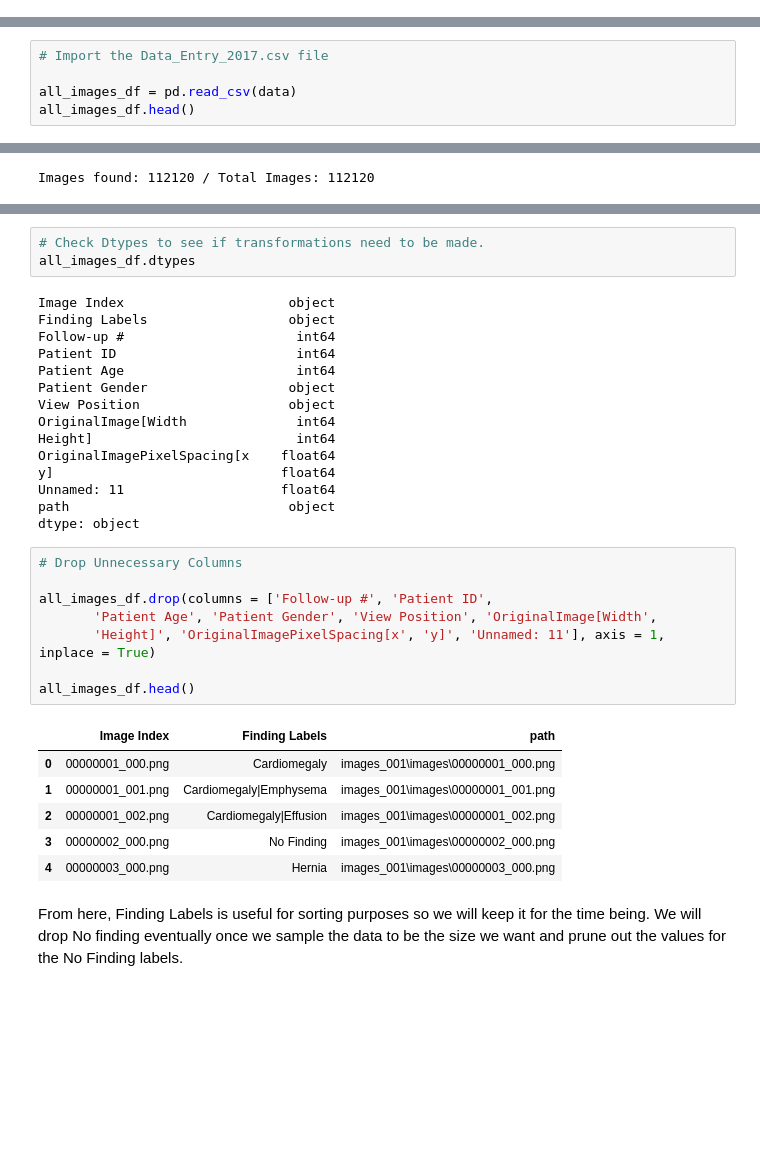
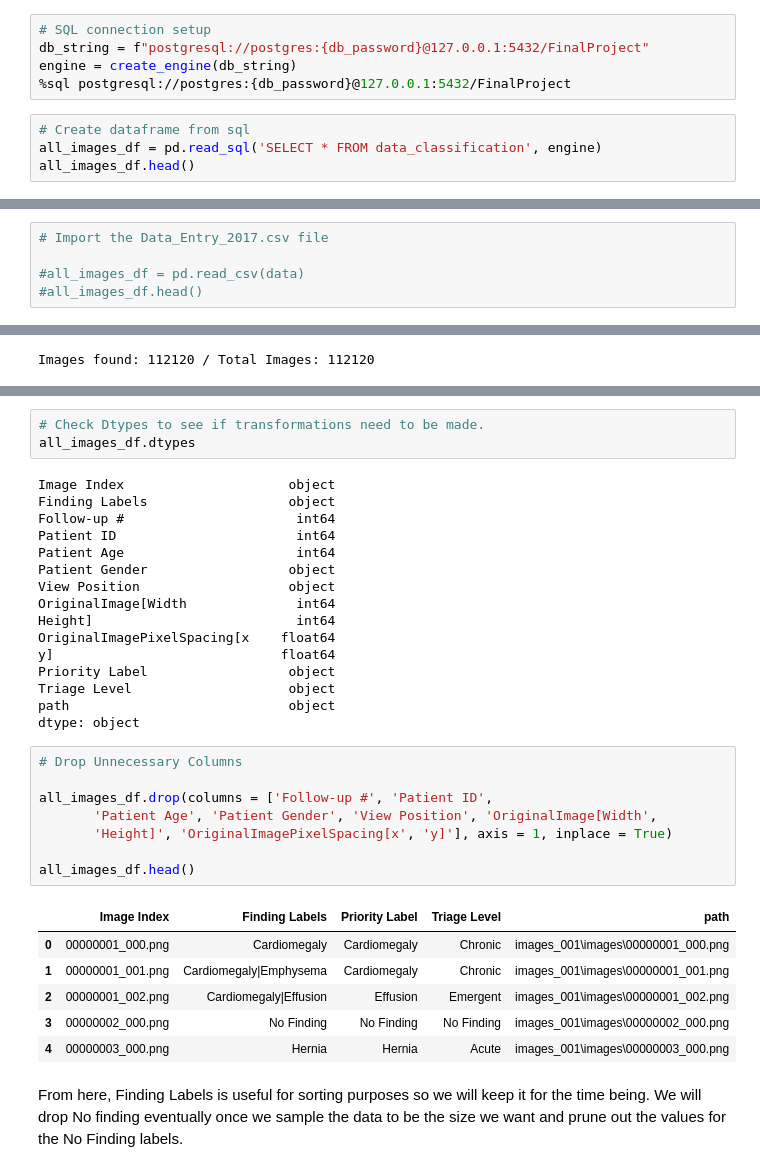
Before and after one commit to emilybstevens/CXR-ML, a Jupyter notebook: data_prep - pgadmin connection.ipynb, the cells around one changed output, grey strips where cells are left out. Drawn from its saved outputs; the diff is of its cells as text; blank space fills up the shorter version.

Commit message:
Finish pgadmin connection

```diff
--- a/data_prep - pgadmin connection.ipynb
+++ b/data_prep - pgadmin connection.ipynb
@@ -78,3 +86,12 @@ def label_encoder(raw_df, csv_path):
 - Data_Entry_2017.csv and Mortality_Rate_Classification.csv files are uploaded via google colab "GoogleColab to AWS.ipynd".  google colab notebook
 
 - Store the paths in a new column of the dataframe called `path`.
+# %%
+# SQL connection setup
+db_string = f"postgresql://postgres:{db_password}@127.0.0.1:5432/FinalProject"
+engine = create_engine(db_string)
+%sql postgresql://postgres:{db_password}@127.0.0.1:5432/FinalProject
+# %%
+# Create dataframe from sql
+all_images_df = pd.read_sql('SELECT * FROM data_classification', engine)
+all_images_df.head()
@@ -85,5 +109,5 @@ data = os.path.join("Data_Entry_2017.csv")
 # %%
 # Import the Data_Entry_2017.csv file
 
-all_images_df = pd.read_csv(data)
-all_images_df.head()
+#all_images_df = pd.read_csv(data)
+#all_images_df.head()
@@ -142,24 +159,25 @@ OriginalImage[Width              int64
 Height]                          int64
 OriginalImagePixelSpacing[x    float64
 y]                             float64
-Unnamed: 11                    float64
+Priority Label                  object
+Triage Level                    object
 path                            object
 dtype: object
 # %%
 # Drop Unnecessary Columns
 
 all_images_df.drop(columns = ['Follow-up #', 'Patient ID',
        'Patient Age', 'Patient Gender', 'View Position', 'OriginalImage[Width',
-       'Height]', 'OriginalImagePixelSpacing[x', 'y]', 'Unnamed: 11'], axis = 1, inplace = True)
+       'Height]', 'OriginalImagePixelSpacing[x', 'y]'], axis = 1, inplace = True)
 
 all_images_df.head()
 # %% [output]
-|  | Image Index | Finding Labels | path |
-| 0 | 00000001_000.png | Cardiomegaly | images_001\images\00000001_000.png |
-| 1 | 00000001_001.png | Cardiomegaly|Emphysema | images_001\images\00000001_001.png |
-| 2 | 00000001_002.png | Cardiomegaly|Effusion | images_001\images\00000001_002.png |
-| 3 | 00000002_000.png | No Finding | images_001\images\00000002_000.png |
-| 4 | 00000003_000.png | Hernia | images_001\images\00000003_000.png |
+|  | Image Index | Finding Labels | Priority Label | Triage Level | path |
+| 0 | 00000001_000.png | Cardiomegaly | Cardiomegaly | Chronic | images_001\images\00000001_000.png |
+| 1 | 00000001_001.png | Cardiomegaly|Emphysema | Cardiomegaly | Chronic | images_001\images\00000001_001.png |
+| 2 | 00000001_002.png | Cardiomegaly|Effusion | Effusion | Emergent | images_001\images\00000001_002.png |
+| 3 | 00000002_000.png | No Finding | No Finding | No Finding | images_001\images\00000002_000.png |
+| 4 | 00000003_000.png | Hernia | Hernia | Acute | images_001\images\00000003_000.png |
 # %% [markdown]
 From here, Finding Labels is useful for sorting purposes so we will keep it for the time being. We will drop No finding eventually once we sample the data to be the size we want and prune out the values for the No Finding labels.
 # %% [markdown]
```
Also changed, not shown: parts of 9 cells of this notebook, 2 other files.
